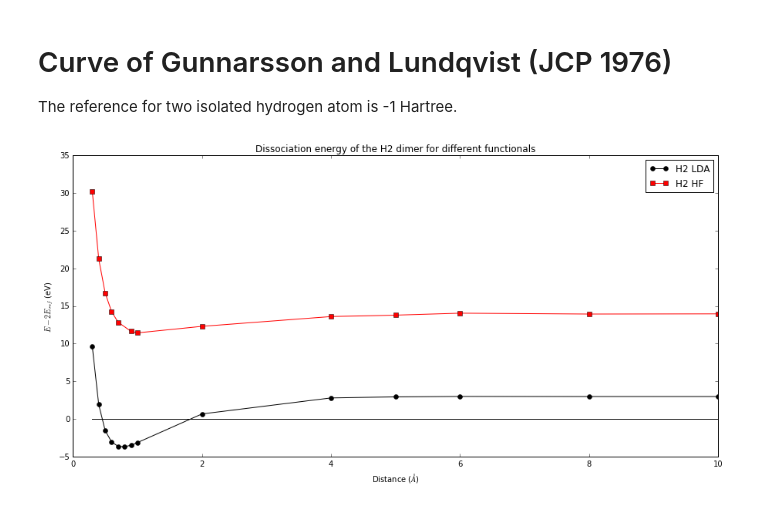
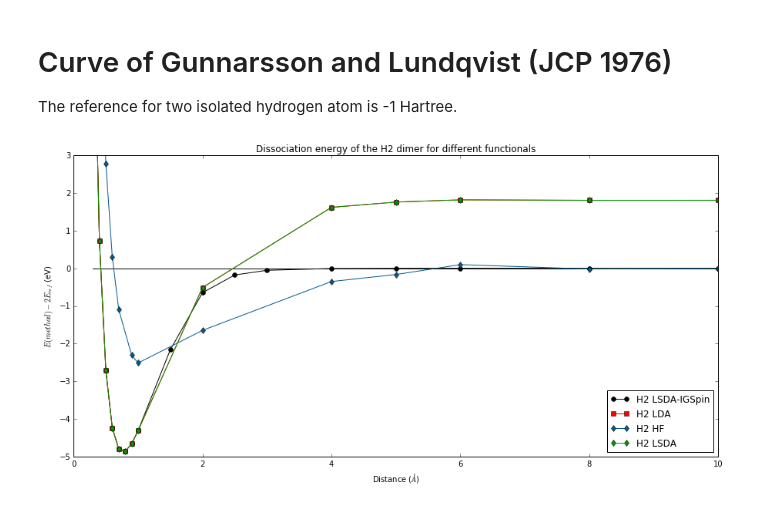
Before and after one commit to luigigenovese/BigDFT-nb, a Jupyter notebook: H2-dissociation/H2-dissociation-comparison.ipynb, the cells around one changed output. Cells and saved outputs as stored; diff of their text form; code cells hidden in the pictures.

```diff
--- a/H2-dissociation/H2-dissociation-comparison.ipynb
+++ b/H2-dissociation/H2-dissociation-comparison.ipynb
@@ -108,11 +130,14 @@ colors = ['#74a9cf', '#2b8cbe', '#045a8d', '#009900', '#FF8000']
 colors = ['#000000', '#ff0000', '#045a8d', '#009900', '#FF8000']
 markers = ['o','s','d','d','d']
 
+plt.figure(figsize=(15,7))
 plt.xlabel('Extension of the grid')
 plt.ylabel('Total Energy (Hartree)')
 for i,ref in enumerate(ref_multi.values()):
+    ener = ref['energies'][-1]
+    print "The Total energy for '%s' is %0.4f eV (%0.6f Hartree)." % (ref['legend'], ener, ener/HtoeV)
     plt.plot(ref['rmult'], [r/HtoeV for r in ref['energies']], marker=markers[i],
-             ls='-', label=ref['legend']+' (energy)', color=colors[i])
-#plt.legend(loc=3)
+             ls='-', label=ref['legend'], color=colors[i])
+plt.legend(loc=1)
 plt.show()
 # %% [output]
@@ -124,8 +153,12 @@ plt.show()
 curves = [ {'energies': [], 'distances': [], 'legend': "H2 %s" % m} for m in multi.keys()]
 for i,(key,data) in enumerate(multi.items()):
     for (r,d,e) in zip(data['rmult'],data['distances'],data['energies']):
-        if r == 9.0:
-            curves[i]['energies'].append(e-2.0*ref_multi[key]['energies'][-1])
+        if key == 'LSDA':
+            eref = ref_multi['LDA']['energies'][-1]
+        else:
+            eref = ref_multi[key]['energies'][-1]
+        if r == 12.0:
+            curves[i]['energies'].append(e-2.0*eref)
             curves[i]['distances'].append(d)
 
 import matplotlib.pyplot as plt
@@ -143,11 +176,11 @@ for i, dat in enumerate(curves):
     plt.plot(dat['distances'], dat['energies'], marker=markers[im],
              ls='-', label=dat['legend'],color=colors[im])
 
-#plt.ylim([-24.4, -24.2])
+plt.ylim([-8, 10])
 #plt.xlim([6.0, 10.0])
 plt.xlabel('Distance ($\AA$)')
-plt.ylabel('$E-2E_{ref}$ (eV)')
+plt.ylabel('E(method)-$2E_{ref}$(method) (eV)')
 plt.title('Dissociation energy of the H2 dimer for different functionals')
-plt.legend(loc=4)
+plt.legend(loc=1)
 plt.show()
 # %% [output]
@@ -159,33 +192,40 @@ The reference for two isolated hydrogen atom is -1 Hartree.
 # %%
 #Build the curve
 curves = [ {'energies': [], 'distances': [], 'legend': "H2 %s" % m} for m in multi.keys()]
 for i,(key,data) in enumerate(multi.items()):
+    rc = 12.0
+    if key == 'LDA':
+        eref = ref_multi['LSDA']['energies'][-1]
+    elif key == 'HF':
+        eref = ref_multi['HF']['energies'][-1]
+    else:
+        eref = ref_multi[key]['energies'][-1]
     for (r,d,e) in zip(data['rmult'],data['distances'],data['energies']):
-        if r == 9.0:
-            curves[i]['energies'].append(e+HtoeV)
+        if r == rc:
+            curves[i]['energies'].append(e-2.0*eref)
             curves[i]['distances'].append(d)
 
 import matplotlib.pyplot as plt
 import numpy as np
 # Lists of markers and colors (for matplotlib)
 colors = ['#74a9cf', '#2b8cbe', '#045a8d', '#009900', '#FF8000']
 colors = ['#000000', '#ff0000', '#045a8d', '#009900', '#FF8000']
 markers = ['o','s','d','d','d']
 
 plt.figure(figsize=(15,7))
 # Plot with matplotlib
 for i, dat in enumerate(curves):
     im = i%len(colors)
-    if i == 0: plt.plot(dat['distances'],np.zeros_like(dat['energies']),'k-')
+    if i == 1: plt.plot(dat['distances'],np.zeros_like(dat['energies']),'k-')
     plt.plot(dat['distances'], dat['energies'], marker=markers[im],
              ls='-', label=dat['legend'],color=colors[im])
 
-#plt.ylim([-20.0, 5.0])
-#plt.xlim([0.0, 5.0])
+plt.ylim([-5.0, 3.0])
+#plt.xlim([0.0, 2.0])
 plt.xlabel('Distance ($\AA$)')
-plt.ylabel('$E-2E_{ref}$ (eV)')
+plt.ylabel('$E(method)-2E_{ref}$ (eV)')
 plt.title('Dissociation energy of the H2 dimer for different functionals')
-plt.legend(loc=1)
+plt.legend(loc=4)
 plt.show()
 # %% [output]
-[figure, old version]
+[figure, new version]
```
Also changed, not shown: parts of 7 cells of this notebook, 9 other files.
